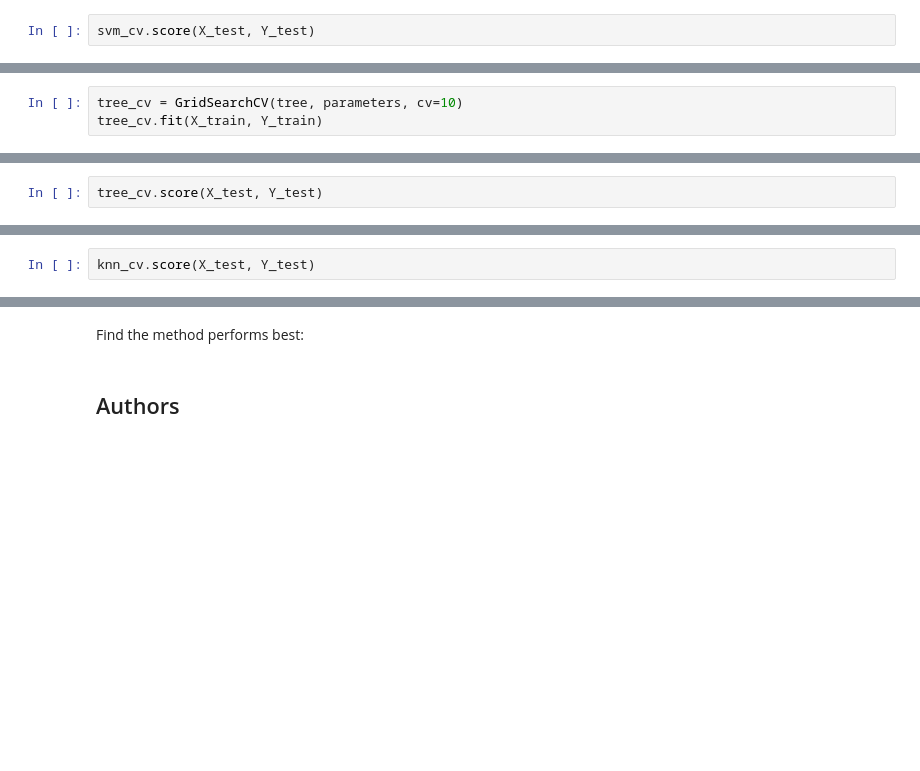
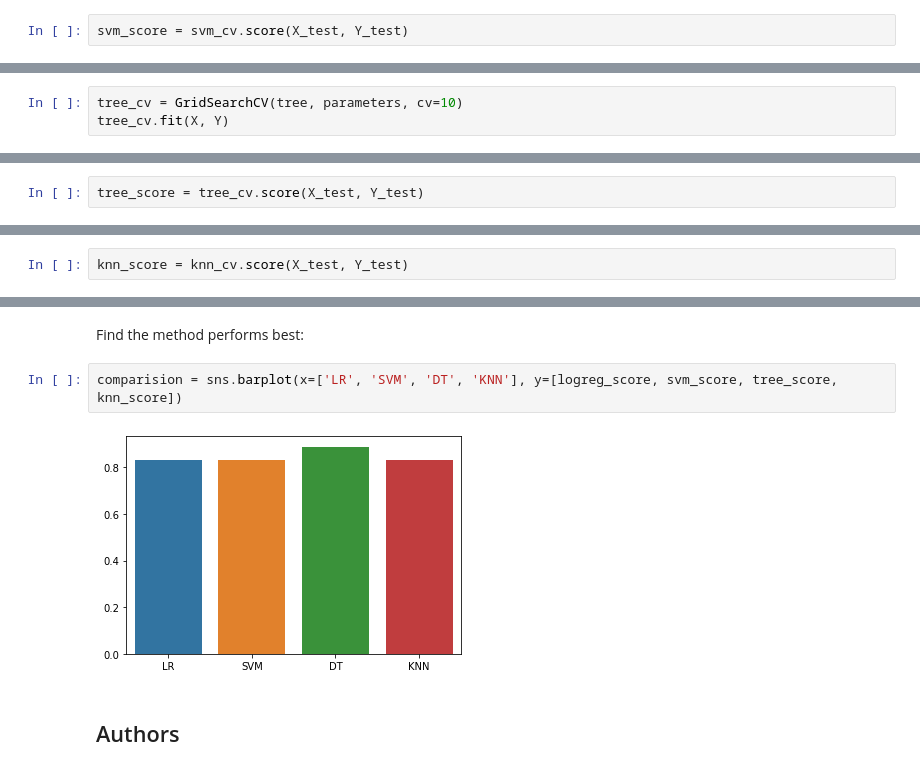
Before and after one commit to zdemorest/ML_IBM, a Jupyter notebook: SpaceX_4.1_ML.ipynb, the cells around one changed output, grey strips where cells are left out. Drawn from its saved outputs; the diff is of its cells as text; blank space fills up the shorter version.

```diff
--- a/SpaceX_4.1_ML.ipynb
+++ b/SpaceX_4.1_ML.ipynb
@@ -246,4 +244,4 @@ accuracy : 0.8482142857142856
 # %% [markdown]
 Calculate the accuracy on the test data using the method <code>score</code>:
 # %%
-svm_cv.score(X_test, Y_test)
+svm_score = svm_cv.score(X_test, Y_test)
@@ -271,7 +267,7 @@ parameters = {'criterion': ['gini', 'entropy'],
 tree = DecisionTreeClassifier()
 # %%
 tree_cv = GridSearchCV(tree, parameters, cv=10)
-tree_cv.fit(X_train, Y_train)
+tree_cv.fit(X, Y)
 # %% [output]
 GridSearchCV(cv=10, estimator=DecisionTreeClassifier(),
              param_grid={'criterion': ['gini', 'entropy'],
@@ -291,4 +287,4 @@ accuracy : 0.9017857142857144
 # %% [markdown]
 Calculate the accuracy of tree_cv on the test data using the method <code>score</code>:
 # %%
-tree_cv.score(X_test, Y_test)
+tree_score = tree_cv.score(X_test, Y_test)
@@ -330,4 +324,4 @@ accuracy : 0.8482142857142858
 # %% [markdown]
 Calculate the accuracy of tree_cv on the test data using the method <code>score</code>:
 # %%
-knn_cv.score(X_test, Y_test)
+knn_score = knn_cv.score(X_test, Y_test)
@@ -344,6 +336,10 @@ plot_confusion_matrix(Y_test,yhat)
 ## TASK  12
 # %% [markdown]
 Find the method performs best:
+# %%
+comparision = sns.barplot(x=['LR', 'SVM', 'DT', 'KNN'], y=[logreg_score, svm_score, tree_score, knn_score])
+# %% [output]
+[figure, added]
 # %% [markdown]
 ## Authors
 # %% [markdown]
```
Also changed, not shown: parts of 5 cells of this notebook.
